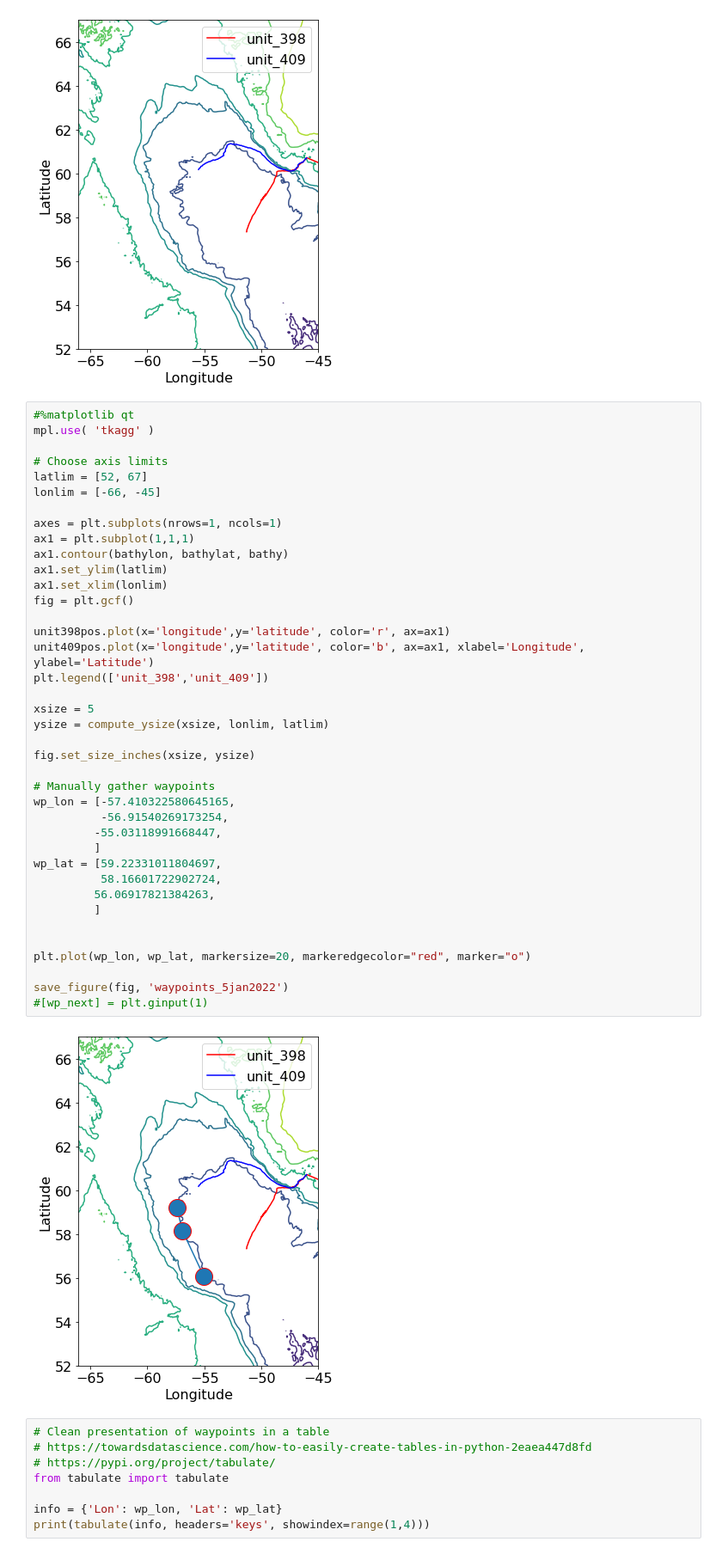
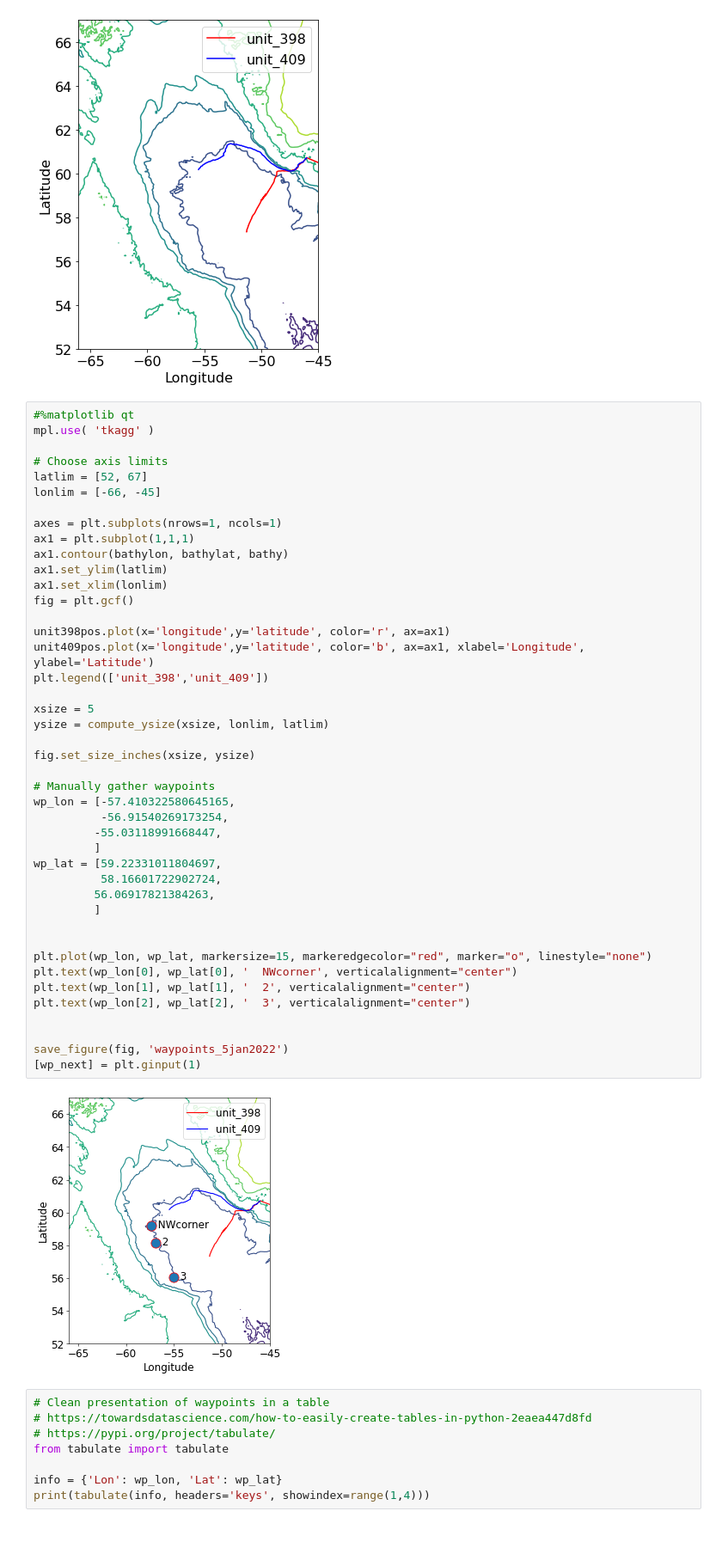
Before and after one commit to eleanorfrajka/c2_slocum, a Jupyter notebook: 02-code/waypoint_picker.ipynb, the cells around one changed output. Shown at 86% size. Drawn from its saved outputs; the diff is of its cells as text.

```diff
--- a/02-code/waypoint_picker.ipynb
+++ b/02-code/waypoint_picker.ipynb
@@ -46,36 +46,40 @@ lonlim = [-66, -45]
 axes = plt.subplots(nrows=1, ncols=1)
 ax1 = plt.subplot(1,1,1)
 ax1.contour(bathylon, bathylat, bathy)
 ax1.set_ylim(latlim)
 ax1.set_xlim(lonlim)
 fig = plt.gcf()
 
 unit398pos.plot(x='longitude',y='latitude', color='r', ax=ax1)
 unit409pos.plot(x='longitude',y='latitude', color='b', ax=ax1, xlabel='Longitude', ylabel='Latitude')
 plt.legend(['unit_398','unit_409'])
 
 xsize = 5
 ysize = compute_ysize(xsize, lonlim, latlim)
 
 fig.set_size_inches(xsize, ysize)
 
 # Manually gather waypoints
 wp_lon = [-57.410322580645165,
           -56.91540269173254,
          -55.03118991668447,
          ]
 wp_lat = [59.22331011804697,
           58.16601722902724,
          56.06917821384263,
          ]
 
 
-plt.plot(wp_lon, wp_lat, markersize=20, markeredgecolor="red", marker="o")
+plt.plot(wp_lon, wp_lat, markersize=15, markeredgecolor="red", marker="o", linestyle="none")
+plt.text(wp_lon[0], wp_lat[0], '  NWcorner', verticalalignment="center")
+plt.text(wp_lon[1], wp_lat[1], '  2', verticalalignment="center")
+plt.text(wp_lon[2], wp_lat[2], '  3', verticalalignment="center")
+
 
 save_figure(fig, 'waypoints_5jan2022')
-#[wp_next] = plt.ginput(1)
+[wp_next] = plt.ginput(1)
 # %% [output]
-[figure, old version]
+[figure, new version]
 # %%
 # Clean presentation of waypoints in a table
 # https://towardsdatascience.com/how-to-easily-create-tables-in-python-2eaea447d8fd
```
